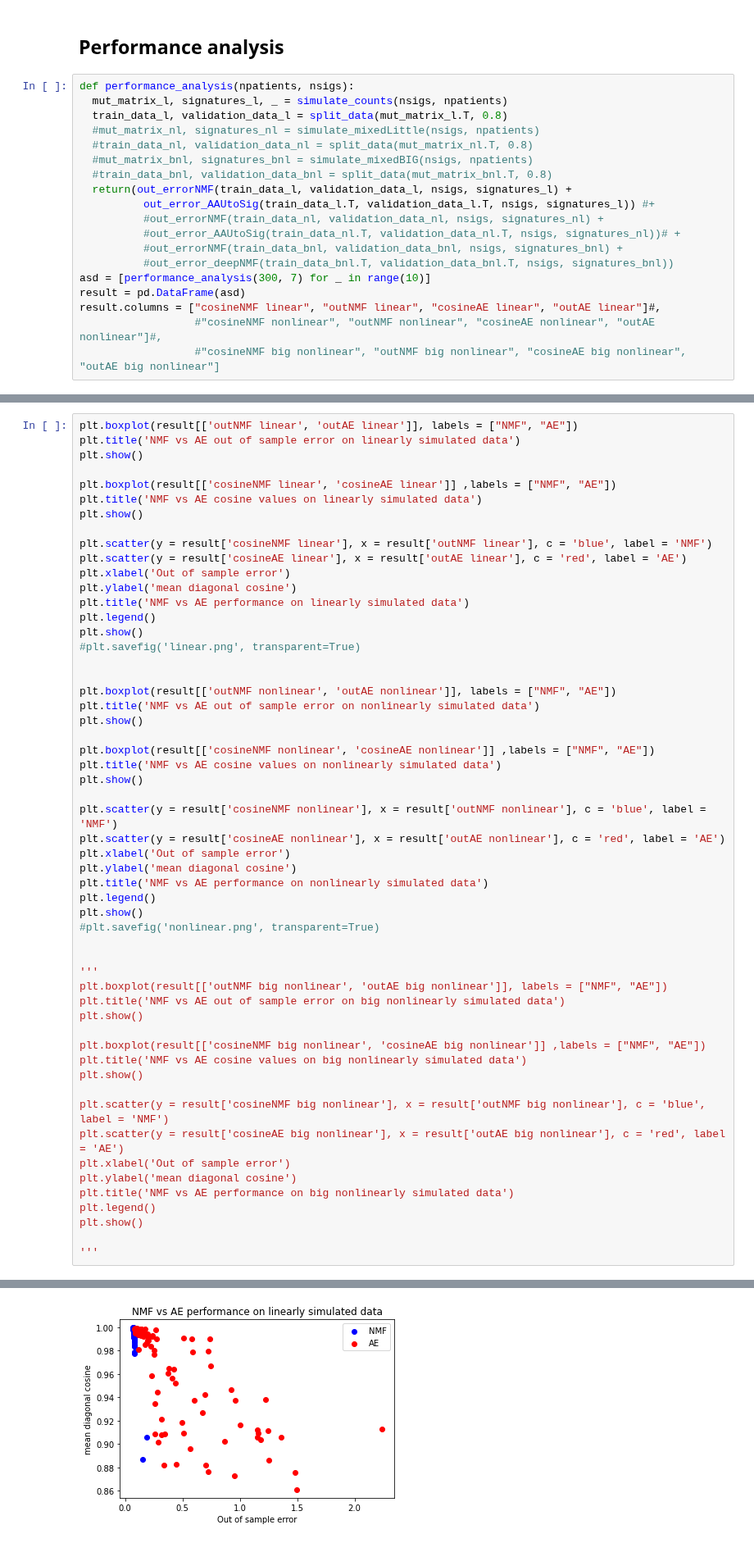
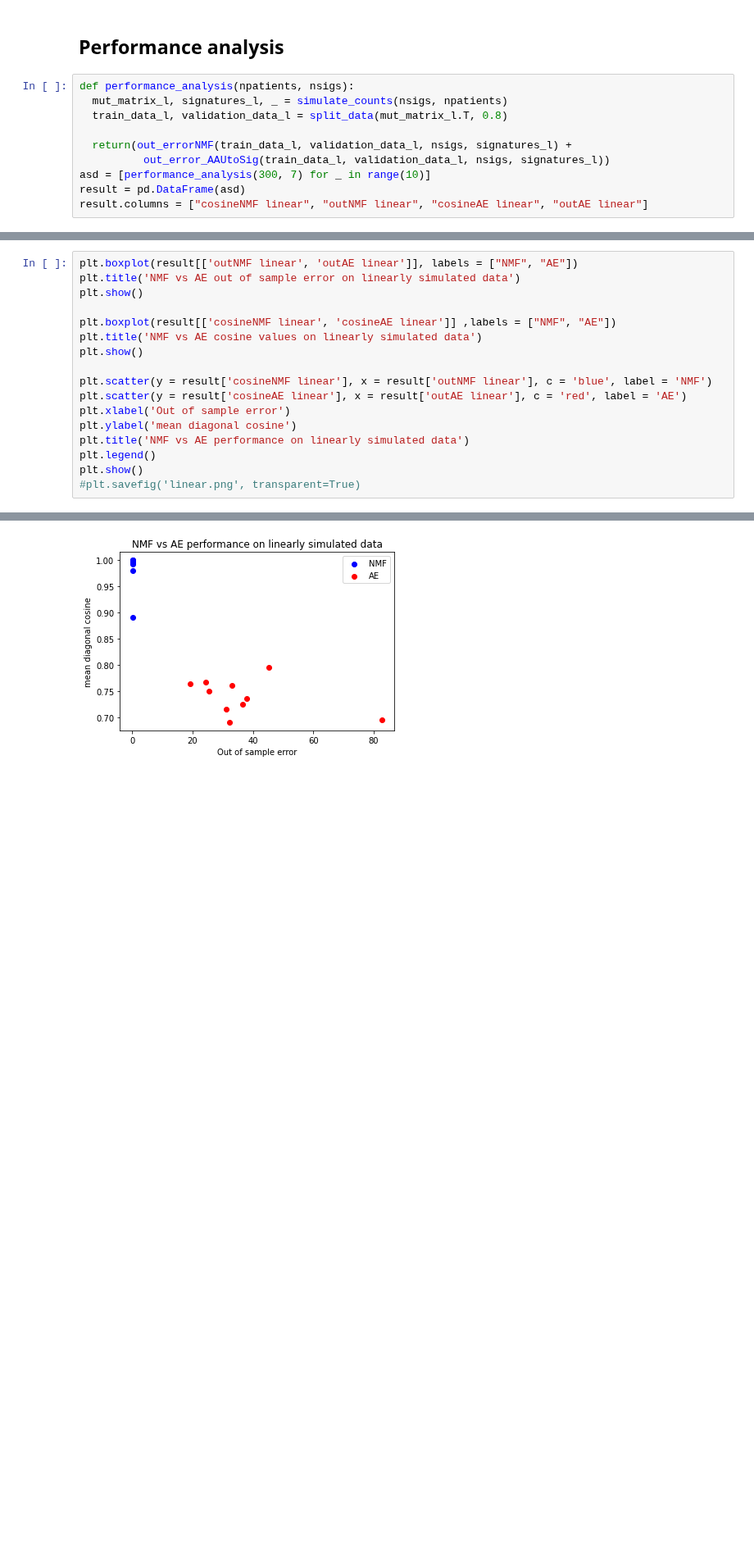
Before and after one commit to CLINDA-AAU/AAUtoSig, a Jupyter notebook: out_error_non_linear copy.ipynb, the cells around one changed output, grey strips where cells are left out. Shown at 82% size. Cells and saved outputs as stored; diff of their text form; blank space fills up the shorter version.

```diff
--- a/out_error_non_linear copy.ipynb
+++ b/out_error_non_linear copy.ipynb
@@ -70,18 +71,9 @@ def out_error_AAUtoSig(train_df, validation_df, nsigs, true_sigs):
 def performance_analysis(npatients, nsigs):
   mut_matrix_l, signatures_l, _ = simulate_counts(nsigs, npatients)
   train_data_l, validation_data_l = split_data(mut_matrix_l.T, 0.8)
-  #mut_matrix_nl, signatures_nl = simulate_mixedLittle(nsigs, npatients)
-  #train_data_nl, validation_data_nl = split_data(mut_matrix_nl.T, 0.8)
-  #mut_matrix_bnl, signatures_bnl = simulate_mixedBIG(nsigs, npatients)
-  #train_data_bnl, validation_data_bnl = split_data(mut_matrix_bnl.T, 0.8)
+
   return(out_errorNMF(train_data_l, validation_data_l, nsigs, signatures_l) +
-          out_error_AAUtoSig(train_data_l.T, validation_data_l.T, nsigs, signatures_l)) #+
-          #out_errorNMF(train_data_nl, validation_data_nl, nsigs, signatures_nl) +
-          #out_error_AAUtoSig(train_data_nl.T, validation_data_nl.T, nsigs, signatures_nl))# +
-          #out_errorNMF(train_data_bnl, validation_data_bnl, nsigs, signatures_bnl) +
-          #out_error_deepNMF(train_data_bnl.T, validation_data_bnl.T, nsigs, signatures_bnl))
+          out_error_AAUtoSig(train_data_l, validation_data_l, nsigs, signatures_l))
 asd = [performance_analysis(300, 7) for _ in range(10)]
 result = pd.DataFrame(asd)
-result.columns = ["cosineNMF linear", "outNMF linear", "cosineAE linear", "outAE linear"]#,
-                  #"cosineNMF nonlinear", "outNMF nonlinear", "cosineAE nonlinear", "outAE nonlinear"]#,
-                  #"cosineNMF big nonlinear", "outNMF big nonlinear", "cosineAE big nonlinear", "outAE big nonlinear"]
+result.columns = ["cosineNMF linear", "outNMF linear", "cosineAE linear", "outAE linear"]
@@ -104,42 +94,4 @@ plt.title('NMF vs AE performance on linearly simulated data')
 plt.legend()
 plt.show()
 #plt.savefig('linear.png', transparent=True)
-
-
-plt.boxplot(result[['outNMF nonlinear', 'outAE nonlinear']], labels = ["NMF", "AE"])
-plt.title('NMF vs AE out of sample error on nonlinearly simulated data')
-plt.show()
-
-plt.boxplot(result[['cosineNMF nonlinear', 'cosineAE nonlinear']] ,labels = ["NMF", "AE"])
-plt.title('NMF vs AE cosine values on nonlinearly simulated data')
-plt.show()
-
-plt.scatter(y = result['cosineNMF nonlinear'], x = result['outNMF nonlinear'], c = 'blue', label = 'NMF')
-plt.scatter(y = result['cosineAE nonlinear'], x = result['outAE nonlinear'], c = 'red', label = 'AE')
-plt.xlabel('Out of sample error')
-plt.ylabel('mean diagonal cosine')
-plt.title('NMF vs AE performance on nonlinearly simulated data')
-plt.legend()
-plt.show()
-#plt.savefig('nonlinear.png', transparent=True)
-
-
-'''
-plt.boxplot(result[['outNMF big nonlinear', 'outAE big nonlinear']], labels = ["NMF", "AE"])
-plt.title('NMF vs AE out of sample error on big nonlinearly simulated data')
-plt.show()
-
-plt.boxplot(result[['cosineNMF big nonlinear', 'cosineAE big nonlinear']] ,labels = ["NMF", "AE"])
-plt.title('NMF vs AE cosine values on big nonlinearly simulated data')
-plt.show()
-
-plt.scatter(y = result['cosineNMF big nonlinear'], x = result['outNMF big nonlinear'], c = 'blue', label = 'NMF')
-plt.scatter(y = result['cosineAE big nonlinear'], x = result['outAE big nonlinear'], c = 'red', label = 'AE')
-plt.xlabel('Out of sample error')
-plt.ylabel('mean diagonal cosine')
-plt.title('NMF vs AE performance on big nonlinearly simulated data')
-plt.legend()
-plt.show()
-
-'''
 # %% [output]
@@ -148 +100 @@ plt.show()
-[figure, old version]
+[figure, new version]
```
Also changed, not shown: parts of 3 cells of this notebook.
